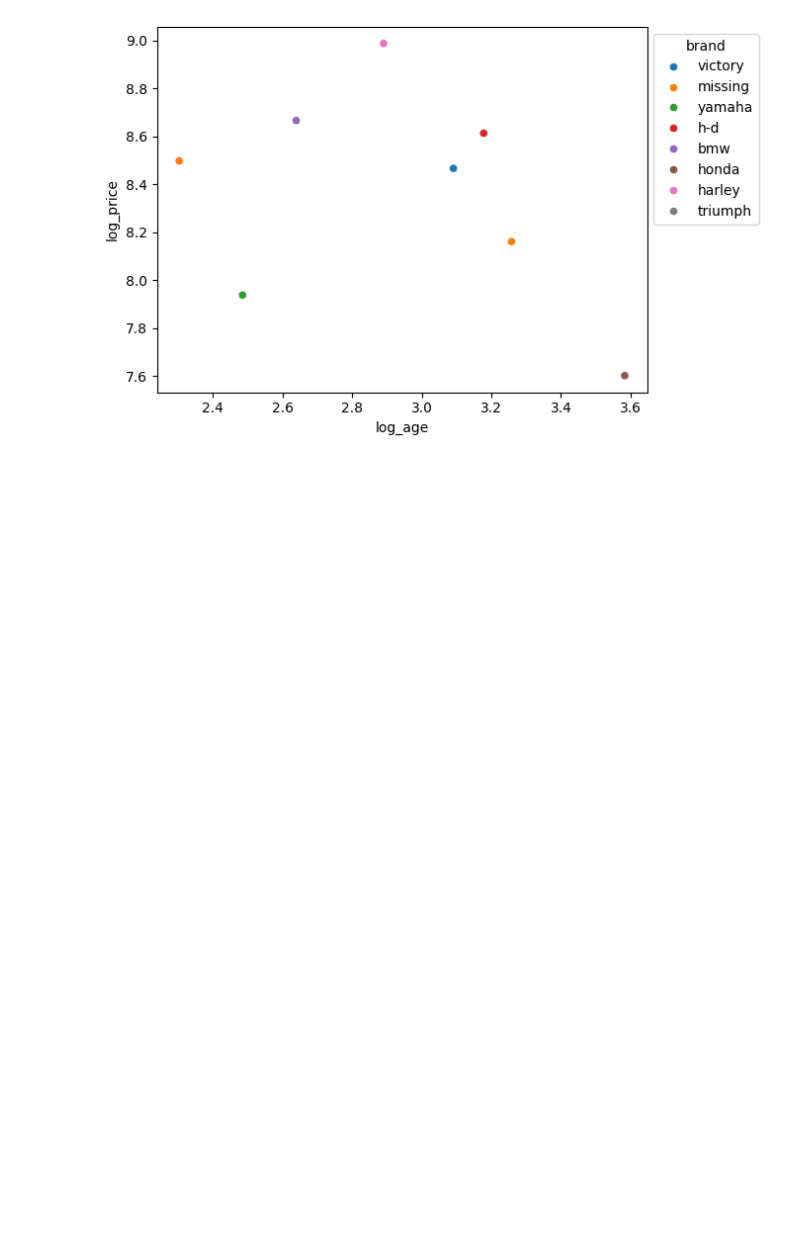
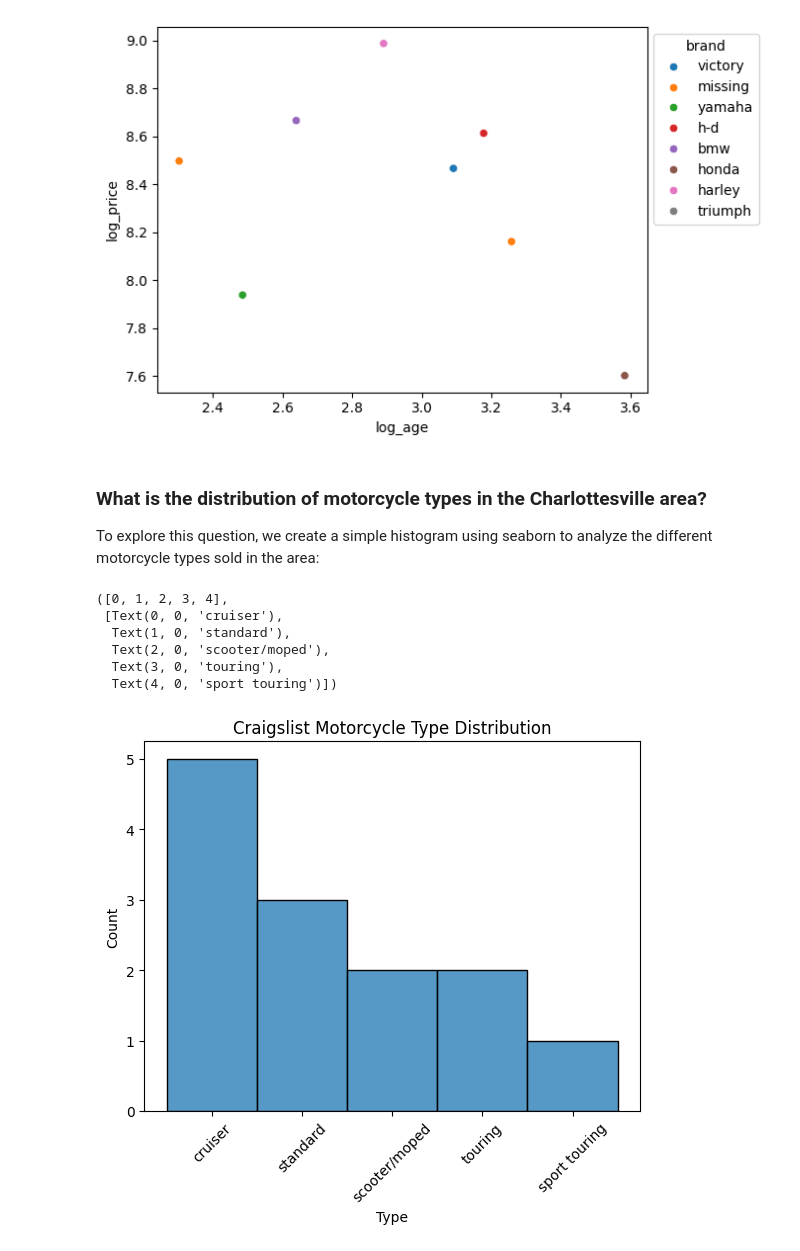
Before and after one commit to emilyzyzhou/lab_scraping, a Jupyter notebook: lab_notebook.ipynb, the cells around one changed output. Drawn from its saved outputs; the diff is of its cells as text; code cells hidden in the pictures; blank space fills up the shorter version.

Commit message:
Visualized and analyzed guiding EDA questions

```diff
--- a/lab_notebook.ipynb
+++ b/lab_notebook.ipynb
@@ -411,3 +412,24 @@ log_age    -0.070465  0.300556
 log_price   1.000000 -0.368938
 log_age    -0.368938  1.000000
 [figure]
+# %% [markdown]
+### What is the distribution of motorcycle types in the Charlottesville area?
+To explore this question, we create a simple histogram using seaborn to analyze the different motorcycle types sold in the area:
+# %%
+motorcycle_df["cleaned_motorcycle_type"] = motorcycle_df["motorcycle_type"].str.strip()
+# ignore missing values in histogram
+motorcycle_df["cleaned_motorcycle_type"] = motorcycle_df["cleaned_motorcycle_type"].replace("missing", np.nan)
+
+fig = sns.histplot(motorcycle_df["cleaned_motorcycle_type"])
+fig.set(title='Craigslist Motorcycle Type Distribution',
+xlabel='Type',
+ylabel='Count')
+plt.xticks(rotation=45)
+# %% [output]
+([0, 1, 2, 3, 4],
+ [Text(0, 0, 'cruiser'),
+  Text(1, 0, 'standard'),
+  Text(2, 0, 'scooter/moped'),
+  Text(3, 0, 'touring'),
+  Text(4, 0, 'sport touring')])
+[figure, added]
```
Also changed, not shown: parts of 22 cells of this notebook.
